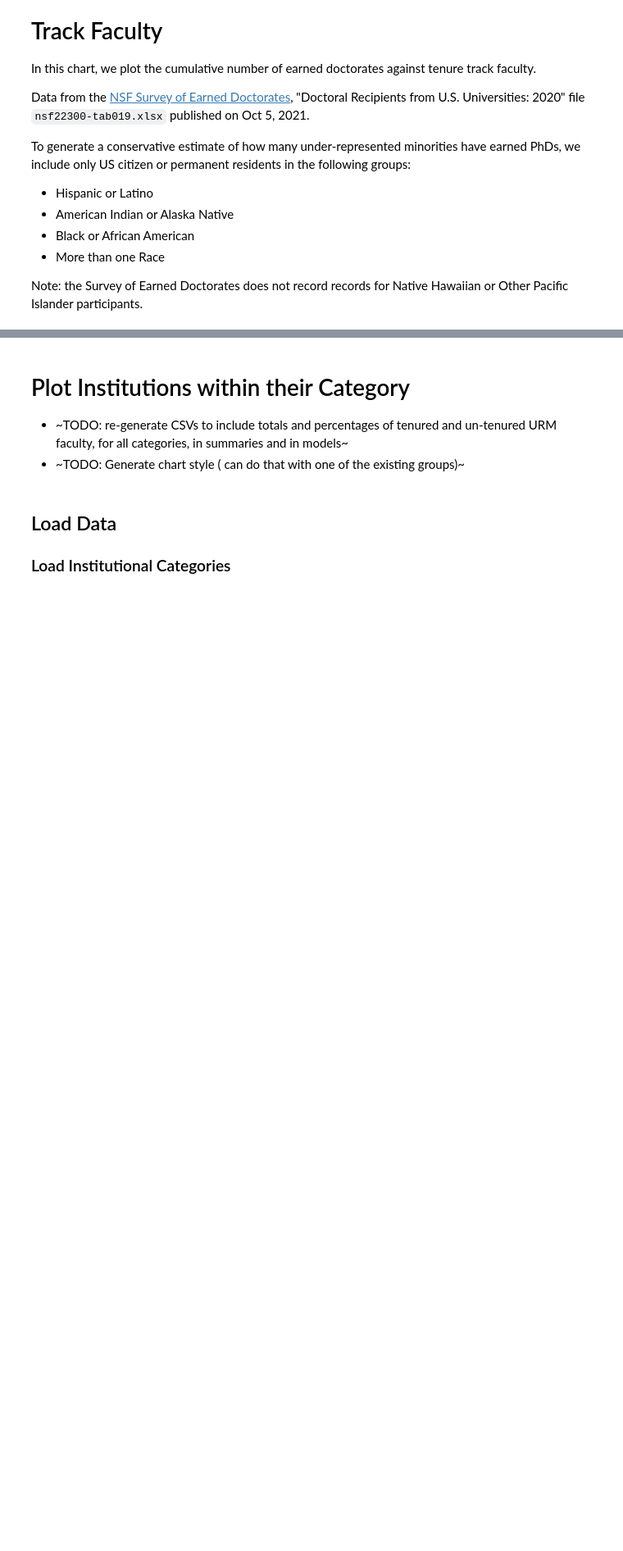
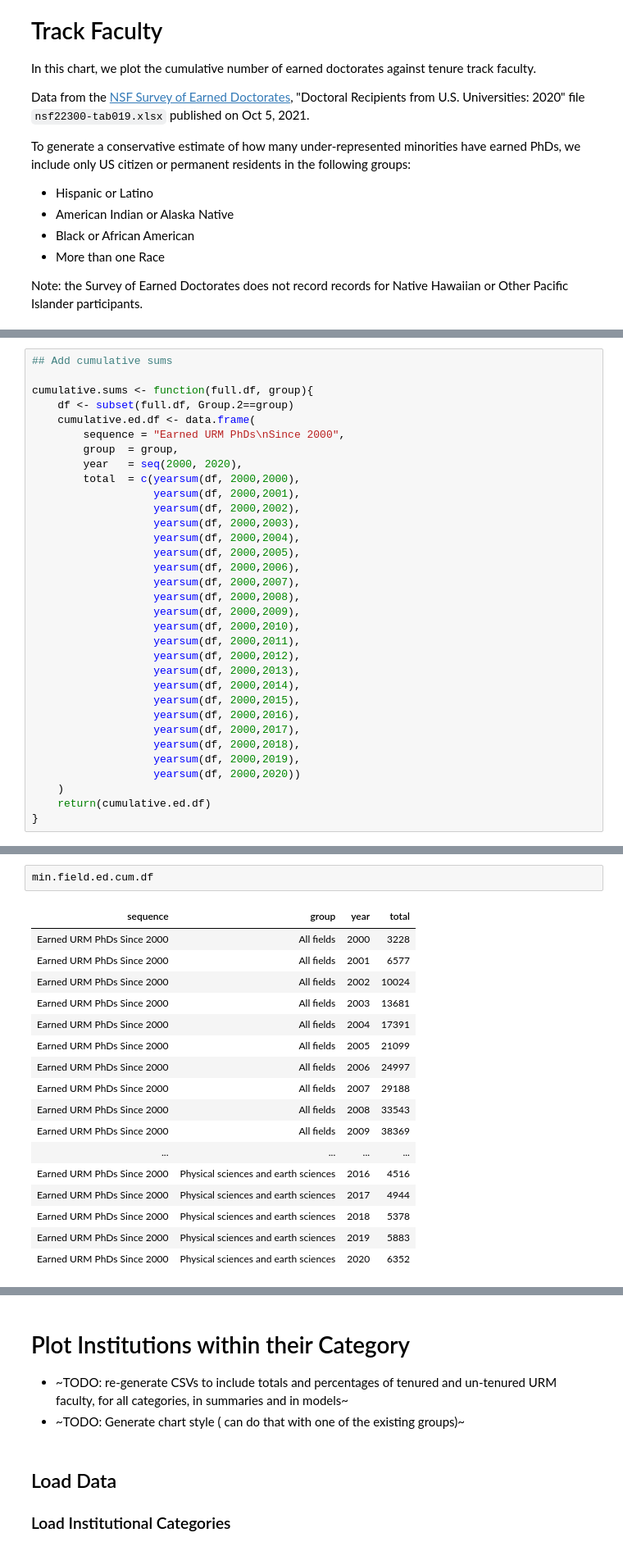
Before and after one commit to natematias/US-Faculty-Diversity-Projections, a Jupyter notebook: data/Paper Analysis and Data.R.ipynb, the cells around one changed output, grey strips where cells are left out. Shown at 82% size. Cells and saved outputs as stored; diff of their text form; blank space fills up the shorter version.

```diff
--- a/data/Paper Analysis and Data.R.ipynb
+++ b/data/Paper Analysis and Data.R.ipynb
@@ -233,0 +234,33 @@ cumulative.ed.df <- data.frame(
+# %%
+## Add cumulative sums
+
+cumulative.sums <- function(full.df, group){
+    df <- subset(full.df, Group.2==group)
+    cumulative.ed.df <- data.frame(
+        sequence = "Earned URM PhDs\nSince 2000",
+        group  = group,
+        year   = seq(2000, 2020),
+        total  = c(yearsum(df, 2000,2000),
+                   yearsum(df, 2000,2001),
+                   yearsum(df, 2000,2002),
+                   yearsum(df, 2000,2003),
+                   yearsum(df, 2000,2004),
+                   yearsum(df, 2000,2005),
+                   yearsum(df, 2000,2006),
+                   yearsum(df, 2000,2007),
+                   yearsum(df, 2000,2008),
+                   yearsum(df, 2000,2009),
+                   yearsum(df, 2000,2010),
+                   yearsum(df, 2000,2011),
+                   yearsum(df, 2000,2012),
+                   yearsum(df, 2000,2013),
+                   yearsum(df, 2000,2014),
+                   yearsum(df, 2000,2015),
+                   yearsum(df, 2000,2016),
+                   yearsum(df, 2000,2017),
+                   yearsum(df, 2000,2018),
+                   yearsum(df, 2000,2019),
+                   yearsum(df, 2000,2020))
+    )
+    return(cumulative.ed.df)
+}
@@ -234,3 +287,23 @@ cumulative.ed.df <- data.frame(
+# %%
+min.field.ed.cum.df
+# %% [output]
+| sequence | group | year | total |
+| Earned URM PhDs Since 2000 | All fields | 2000 | 3228 |
+| Earned URM PhDs Since 2000 | All fields | 2001 | 6577 |
+| Earned URM PhDs Since 2000 | All fields | 2002 | 10024 |
+| Earned URM PhDs Since 2000 | All fields | 2003 | 13681 |
+| Earned URM PhDs Since 2000 | All fields | 2004 | 17391 |
+| Earned URM PhDs Since 2000 | All fields | 2005 | 21099 |
+| Earned URM PhDs Since 2000 | All fields | 2006 | 24997 |
+| Earned URM PhDs Since 2000 | All fields | 2007 | 29188 |
+| Earned URM PhDs Since 2000 | All fields | 2008 | 33543 |
+| Earned URM PhDs Since 2000 | All fields | 2009 | 38369 |
+| ... | ... | ... | ... |
+| Earned URM PhDs Since 2000 | Physical sciences and earth sciences | 2016 | 4516 |
+| Earned URM PhDs Since 2000 | Physical sciences and earth sciences | 2017 | 4944 |
+| Earned URM PhDs Since 2000 | Physical sciences and earth sciences | 2018 | 5378 |
+| Earned URM PhDs Since 2000 | Physical sciences and earth sciences | 2019 | 5883 |
+| Earned URM PhDs Since 2000 | Physical sciences and earth sciences | 2020 | 6352 |
 # %%
 cumulative.tt.df<-
     data.frame(
```
Also changed, not shown: parts of 17 cells of this notebook, 1 other file.
